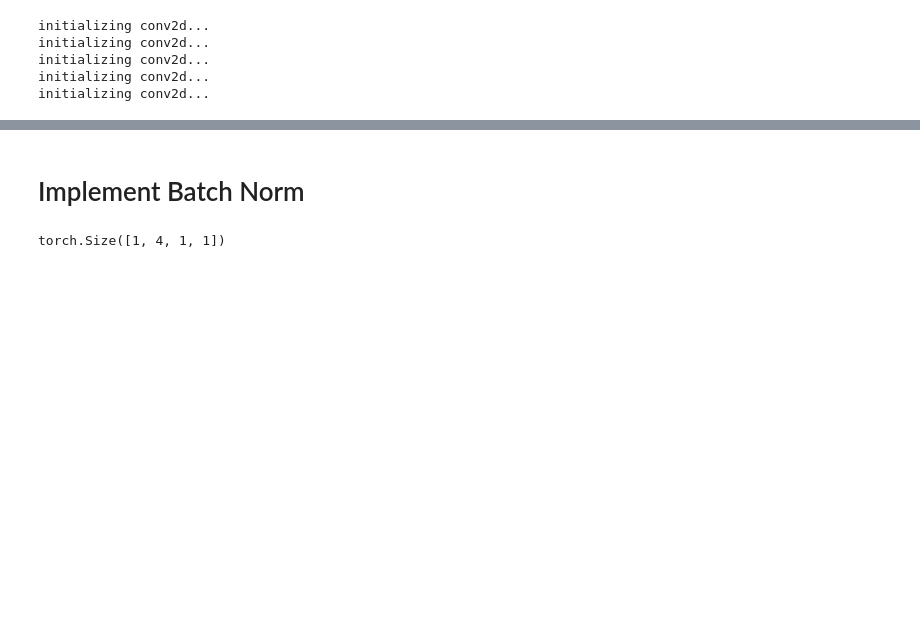
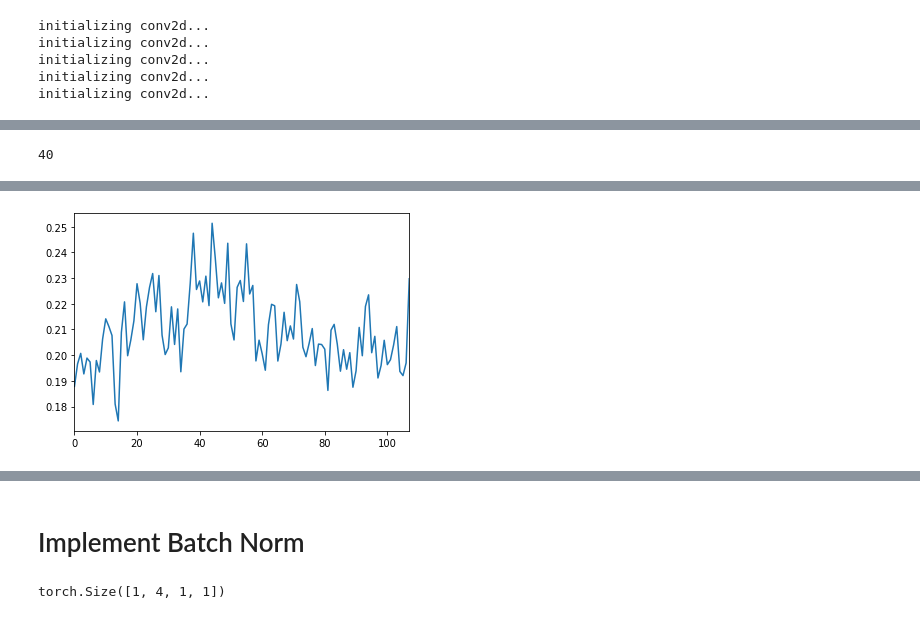
Before and after one commit to rforgione/fastai-part2, a Jupyter notebook: nbs/02_lesson3.ipynb, the cells around one changed output, grey strips where cells are left out. Drawn from its saved outputs; the diff is of its cells as text; code cells hidden in the pictures; blank space fills up the shorter version.

```diff
--- a/nbs/02_lesson3.ipynb
+++ b/nbs/02_lesson3.ipynb
@@ -438,5 +459,5 @@ lsc = LayerStatsCallback()
 # %%
-runner = get_runner(1e-3, F.cross_entropy, data, [AverageStatsCallback(accuracy, "accuracy"), scheduler, lsc])
+runner = get_runner(1e-3, F.cross_entropy, data, [AverageStatsCallback(accuracy, "accuracy"), scheduler])
 # %% [output]
 initializing conv2d...
 initializing conv2d...
@@ -450,2 +466,0 @@ initializing conv2d...
-# %%
-runner.fit(10)
@@ -539,0 +471,2 @@ Sequential(
+# %%
+runner.fit(1)
@@ -539,0 +476,2 @@ Sequential(
+# %%
+runner.fit(1)
@@ -539,0 +481,11 @@ Sequential(
+# %%
+len(hist_data[0])
+# %% [output]
+40
+# %%
+with Hooks(append_stats, runner.learn.model) as h:
+    runner.fit(1)
+    pd.Series([i.item() for i in h[0].stats[0]]).plot()
+    hist_data = h[0].stats[2]
+    initial_hist = hist_data[0].detach().numpy()
+# %% [output]
@@ -539,0 +494 @@ Sequential(
+[figure, added]
```
Also changed, not shown: parts of 30 cells of this notebook, 4 other files.
